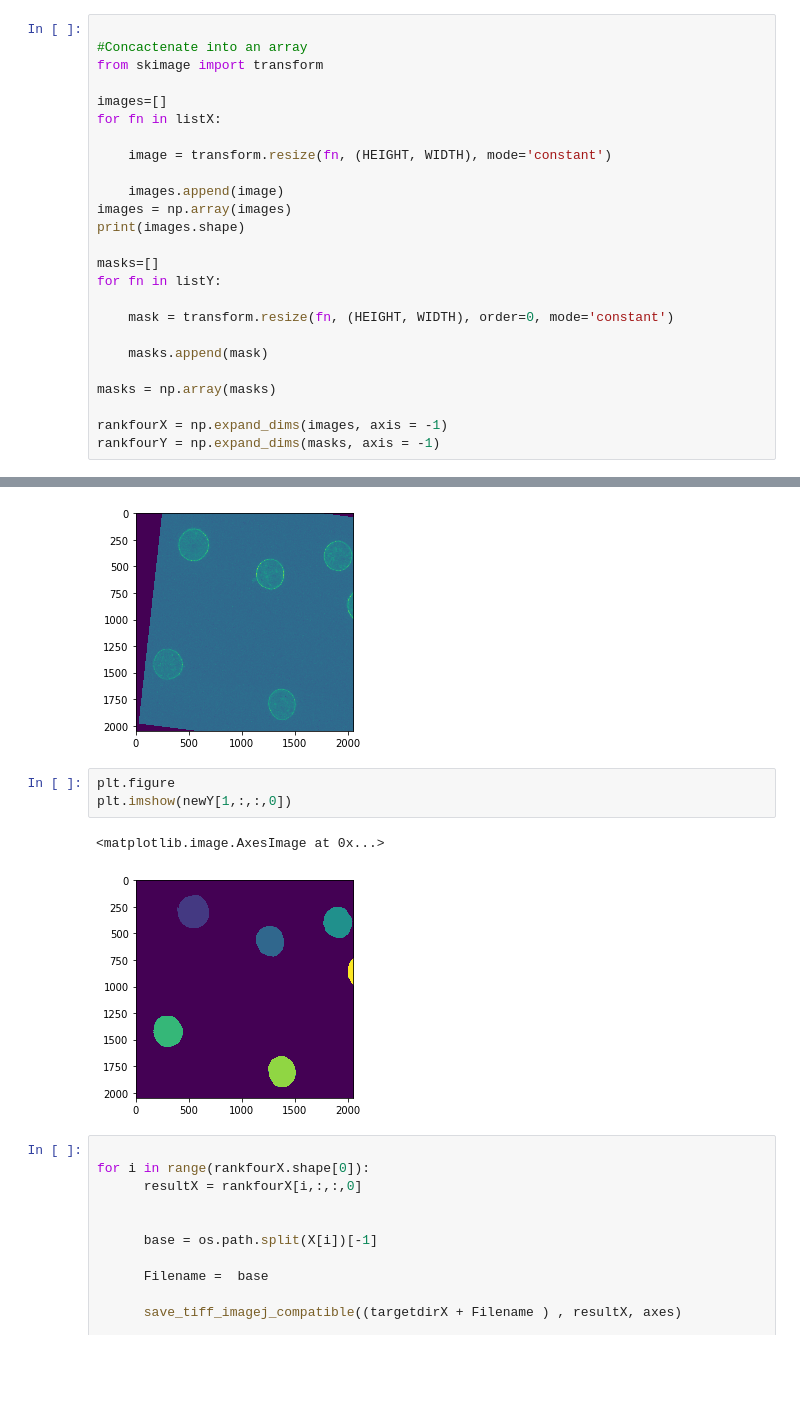
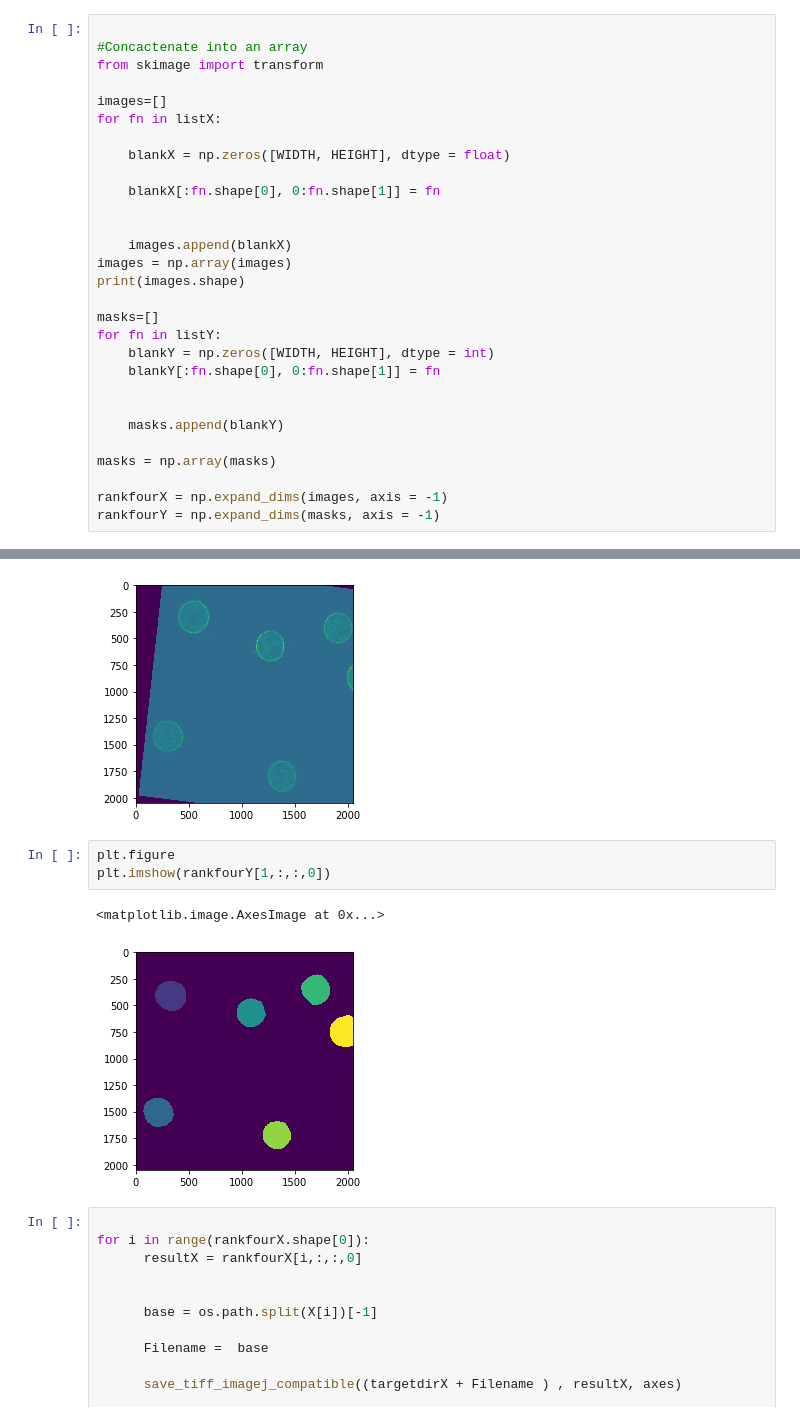
Before and after one commit to oozguc/PyImage, a Jupyter notebook: DeepLearning/HelperFunctions/DataAugmentationListImages.ipynb, the cells around one changed output, grey strips where cells are left out. Saved outputs shown, nothing was run; the diff lists cells and outputs as text; blank space fills up the shorter version.

```diff
--- a/DeepLearning/HelperFunctions/DataAugmentationListImages.ipynb
+++ b/DeepLearning/HelperFunctions/DataAugmentationListImages.ipynb
@@ -47,18 +52,22 @@ from skimage import transform
 images=[]
 for fn in listX:
 
-    image = transform.resize(fn, (HEIGHT, WIDTH), mode='constant')
+    blankX = np.zeros([WIDTH, HEIGHT], dtype = float)
 
-    images.append(image)
+    blankX[:fn.shape[0], 0:fn.shape[1]] = fn
+
+
+    images.append(blankX)
 images = np.array(images)
 print(images.shape)
 
 masks=[]
 for fn in listY:
+    blankY = np.zeros([WIDTH, HEIGHT], dtype = int)
+    blankY[:fn.shape[0], 0:fn.shape[1]] = fn
 
-    mask = transform.resize(fn, (HEIGHT, WIDTH), order=0, mode='constant')
 
-    masks.append(mask)
+    masks.append(blankY)
 
 masks = np.array(masks)
 
@@ -102,10 +111,10 @@ plt.imshow(newX[1,:,:,0])
 [figure]
 # %%
 plt.figure
-plt.imshow(newY[1,:,:,0])
+plt.imshow(rankfourY[1,:,:,0])
 # %% [output]
 <matplotlib.image.AxesImage at 0x...>
-[figure, old version]
+[figure, new version]
 # %%
 
 for i in range(rankfourX.shape[0]):
```
Also changed, not shown: parts of 4 cells of this notebook.
